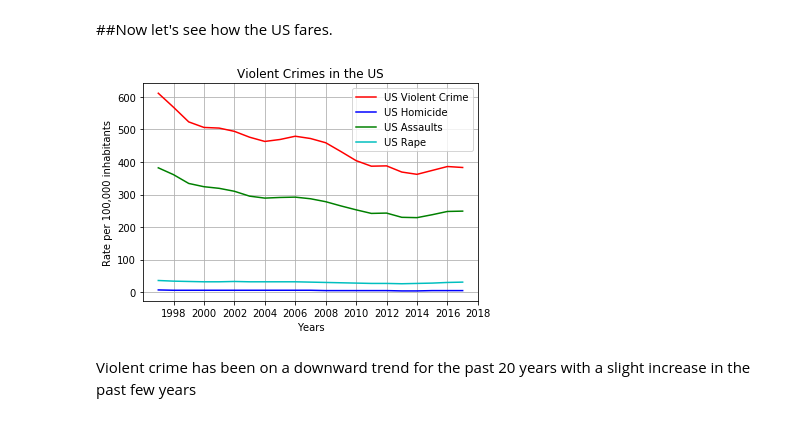
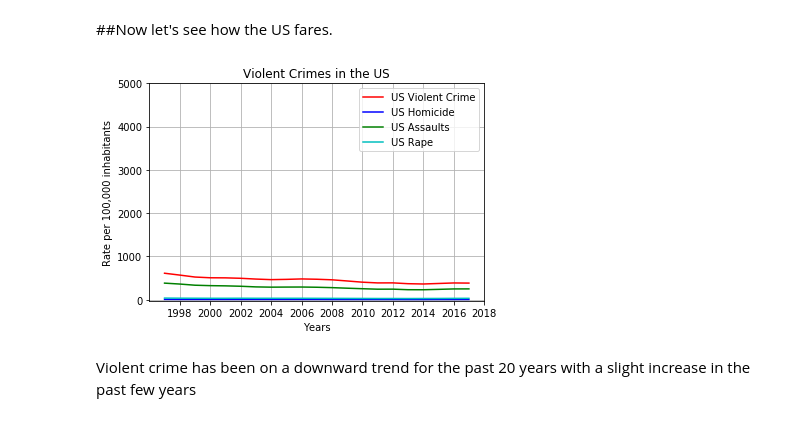
Before and after one commit to ecolladay/data-science, a Jupyter notebook: A comparison of Mexican and US homicide data (2).ipynb, the cells around one changed output. Cells and saved outputs as stored; diff of their text form; code cells hidden in the pictures.

```diff
--- a/A comparison of Mexican and US homicide data (2).ipynb
+++ b/A comparison of Mexican and US homicide data (2).ipynb
@@ -75,18 +75,19 @@ As you can see, violent crime as a whole has gone down especially in the past 10
 # %%
 plt.title('Violent Crimes in the US')
 plt.xlabel("Years")
 plt.ylabel("Rate per 100,000 inhabitants")
 plt.plot(x_vals, us_violent_crime_y_vals, color = 'red', label = 'US Violent Crime')
 plt.plot(x_vals, us_homicide_y_vals, color = 'b', label = 'US Homicide')
 plt.plot(x_vals, us_assault_y_vals, color = 'g', label = 'US Assaults')
 plt.plot(x_vals, us_rape_y_vals, color = 'c', label = 'US Rape')
 plt.xticks(x_ticks)
 plt.plot
+plt.yticks([0,1000,2000,3000,4000,5000])
 plt.grid(True)
 plt.legend()
 plt.show()
 # %% [output]
-[figure, old version]
+[figure, new version]
 # %% [markdown]
 Violent crime has been on a downward trend for the past 20 years with a slight increase in the past few years
 # %% [markdown]
```
